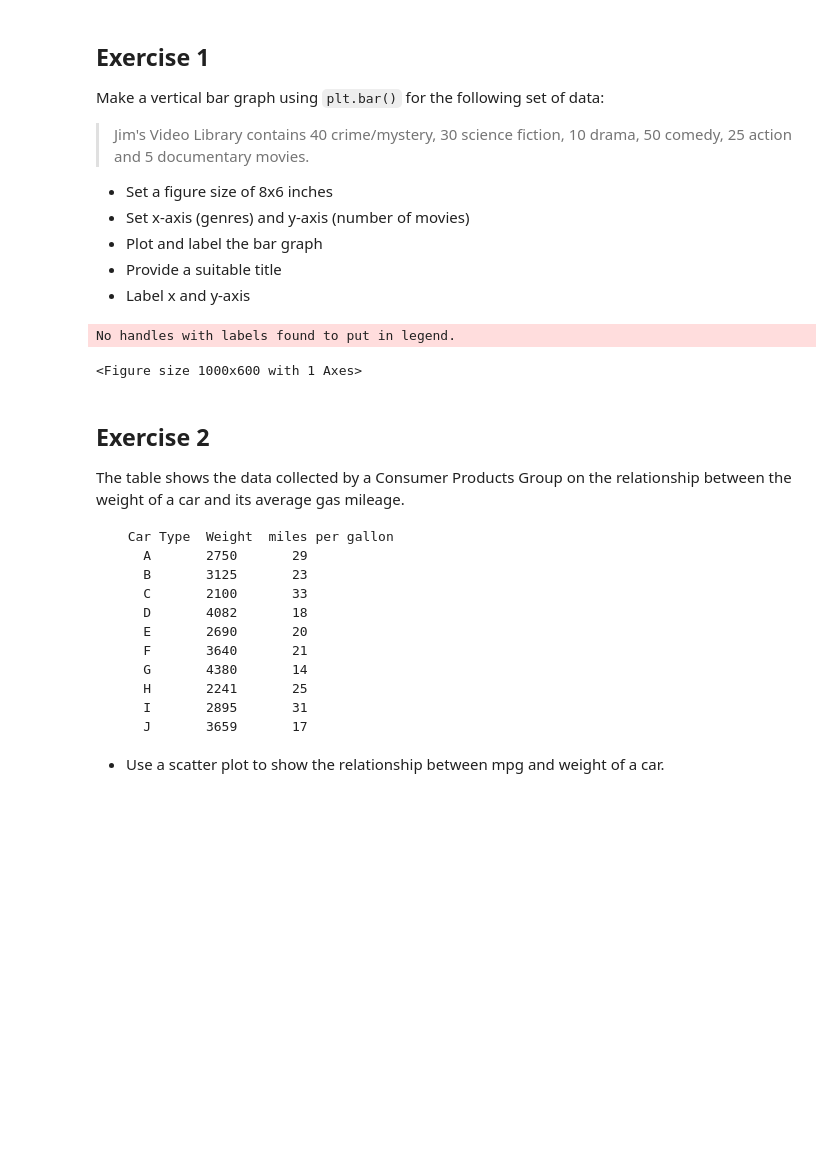
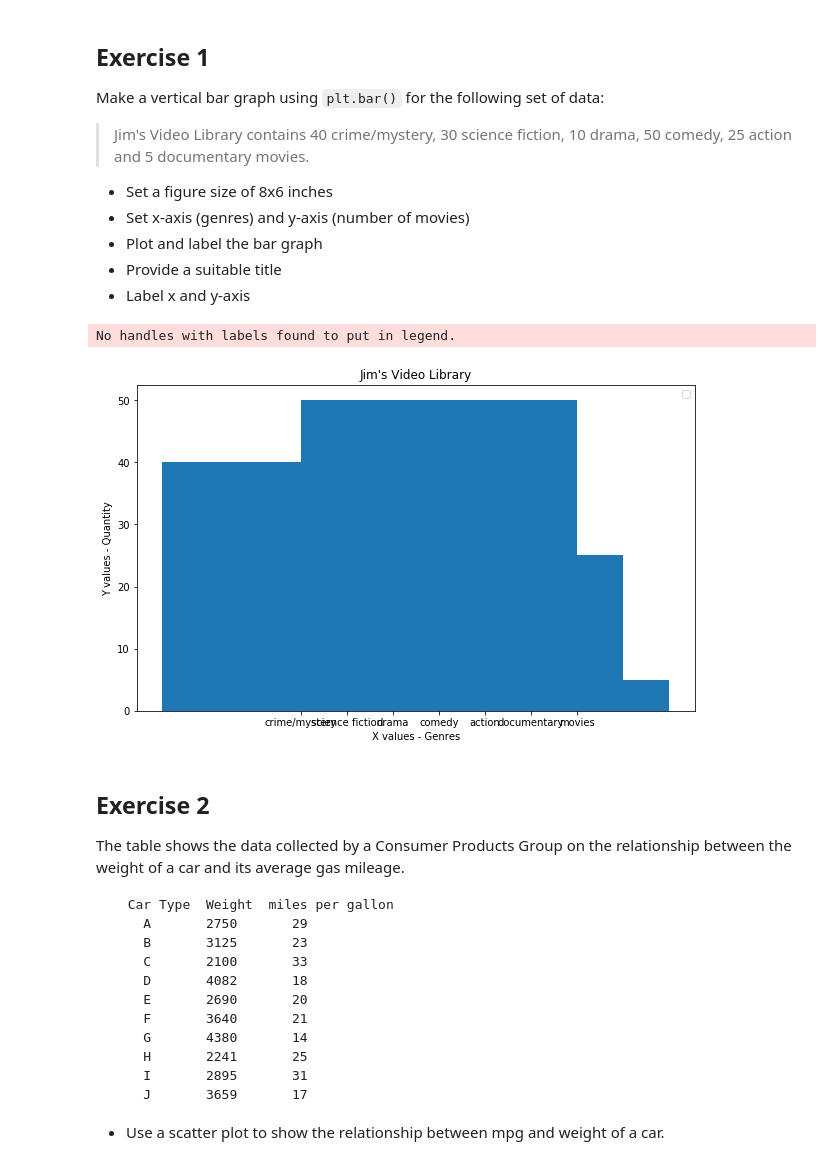
Before and after one commit to Jeremykao7/dsc-0-01-22-visualizing-data-lab-online-ds-sp-000, a Jupyter notebook: index.ipynb, the cells around one changed output. Saved outputs shown, nothing was run; the diff lists cells and outputs as text; code cells hidden in the pictures; blank space fills up the shorter version.

```diff
--- a/index.ipynb
+++ b/index.ipynb
@@ -23,36 +23,36 @@ Make a vertical bar graph using `plt.bar()` for the following set of data:
 # %%
 # import the required libraries
 import numpy as np
 import matplotlib.pyplot as plt
 
 y = [40, 30, 10, 50, 25, 5]
 x = ['crime/mystery', 'science fiction', 'drama', 'comedy', 'action', 'documentary']
-labels = ('movies')
+label = ('movies')
 
 # Set a figure size
 plt.figure(figsize=(10,6))
 
-plt.bar(x, y, labels)
+plt.bar(x, y, label)
 
 plt.xlabel('X values - Genres')
 plt.ylabel('Y values - Quantity')
 
 plt.title("Jim's Video Library")
 plt.legend()
 
 # Output the final plot
 plt.show()
 
 
 
 # Plot vertical bars of fixed width by passing x and y values to .bar() function
 
 # Give a title to the bar graph
 
 # Output the final plot
 # %% [output]
 No handles with labels found to put in legend.
-<Figure size 1000x600 with 1 Axes>
+[figure, added]
 # %% [markdown]
 ## Exercise 2
 
```
